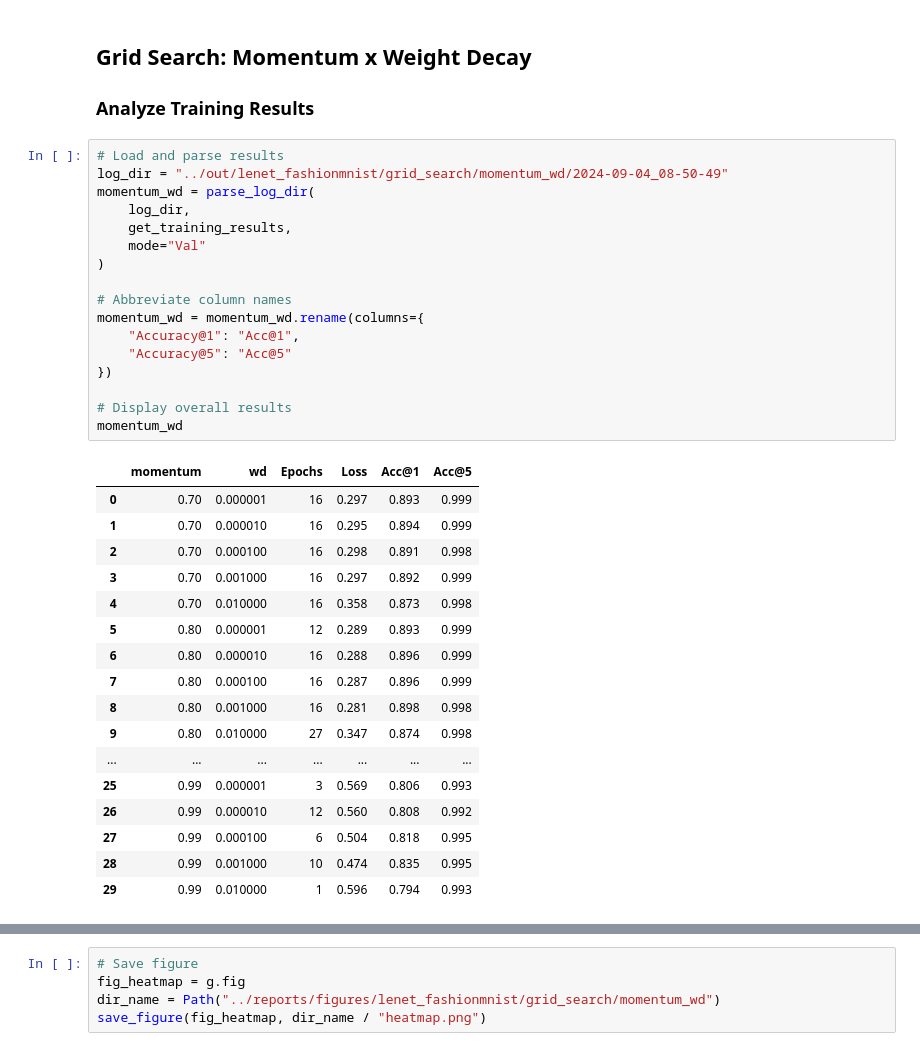
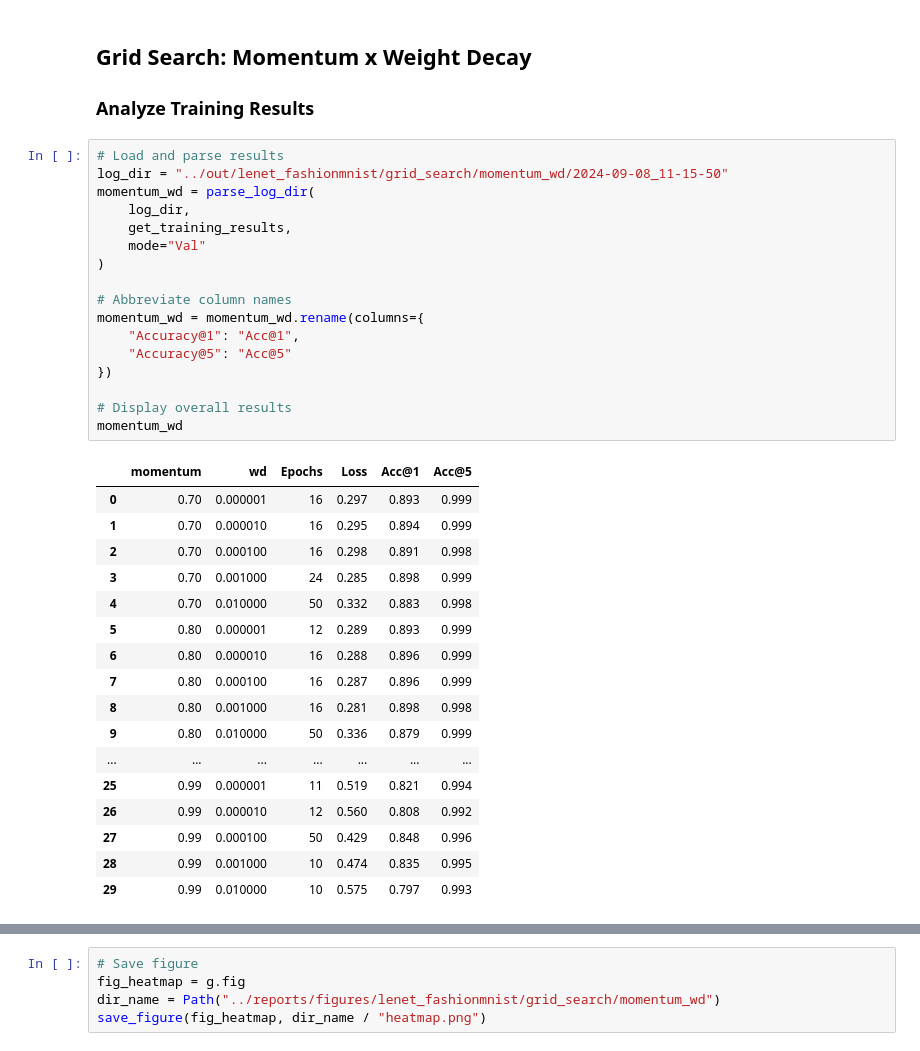
Before and after one commit to mrvnthss/rsa-vision-networks, a Jupyter notebook: notebooks/4.1-mt-data-analysis-lenet-fashionmnist.ipynb, the cells around one changed output, grey strips where cells are left out. Drawn from its saved outputs; the diff is of its cells as text.

```diff
--- a/notebooks/4.1-mt-data-analysis-lenet-fashionmnist.ipynb
+++ b/notebooks/4.1-mt-data-analysis-lenet-fashionmnist.ipynb
@@ -548,39 +548,39 @@ Figure saved successfully as ../reports/figures/lenet_fashionmnist/grid_search/o
 ### Analyze Training Results
 # %%
 # Load and parse results
-log_dir = "../out/lenet_fashionmnist/grid_search/momentum_wd/2024-09-04_08-50-49"
+log_dir = "../out/lenet_fashionmnist/grid_search/momentum_wd/2024-09-08_11-15-50"
 momentum_wd = parse_log_dir(
     log_dir,
     get_training_results,
     mode="Val"
 )
 
 # Abbreviate column names
 momentum_wd = momentum_wd.rename(columns={
     "Accuracy@1": "Acc@1",
     "Accuracy@5": "Acc@5"
 })
 
 # Display overall results
 momentum_wd
 # %% [output]
 |  | momentum | wd | Epochs | Loss | Acc@1 | Acc@5 |
 | 0 | 0.70 | 0.000001 | 16 | 0.297 | 0.893 | 0.999 |
 | 1 | 0.70 | 0.000010 | 16 | 0.295 | 0.894 | 0.999 |
 | 2 | 0.70 | 0.000100 | 16 | 0.298 | 0.891 | 0.998 |
-| 3 | 0.70 | 0.001000 | 16 | 0.297 | 0.892 | 0.999 |
-| 4 | 0.70 | 0.010000 | 16 | 0.358 | 0.873 | 0.998 |
+| 3 | 0.70 | 0.001000 | 24 | 0.285 | 0.898 | 0.999 |
+| 4 | 0.70 | 0.010000 | 50 | 0.332 | 0.883 | 0.998 |
 | 5 | 0.80 | 0.000001 | 12 | 0.289 | 0.893 | 0.999 |
 | 6 | 0.80 | 0.000010 | 16 | 0.288 | 0.896 | 0.999 |
 | 7 | 0.80 | 0.000100 | 16 | 0.287 | 0.896 | 0.999 |
 | 8 | 0.80 | 0.001000 | 16 | 0.281 | 0.898 | 0.998 |
-| 9 | 0.80 | 0.010000 | 27 | 0.347 | 0.874 | 0.998 |
+| 9 | 0.80 | 0.010000 | 50 | 0.336 | 0.879 | 0.999 |
 | ... | ... | ... | ... | ... | ... | ... |
-| 25 | 0.99 | 0.000001 | 3 | 0.569 | 0.806 | 0.993 |
+| 25 | 0.99 | 0.000001 | 11 | 0.519 | 0.821 | 0.994 |
 | 26 | 0.99 | 0.000010 | 12 | 0.560 | 0.808 | 0.992 |
-| 27 | 0.99 | 0.000100 | 6 | 0.504 | 0.818 | 0.995 |
+| 27 | 0.99 | 0.000100 | 50 | 0.429 | 0.848 | 0.996 |
 | 28 | 0.99 | 0.001000 | 10 | 0.474 | 0.835 | 0.995 |
-| 29 | 0.99 | 0.010000 | 1 | 0.596 | 0.794 | 0.993 |
+| 29 | 0.99 | 0.010000 | 10 | 0.575 | 0.797 | 0.993 |
 # %%
 # Group results by weight decay
 grouped_by_wd = momentum_wd.groupby("wd")
```
Also changed, not shown: parts of 5 cells of this notebook, 4 other files.
